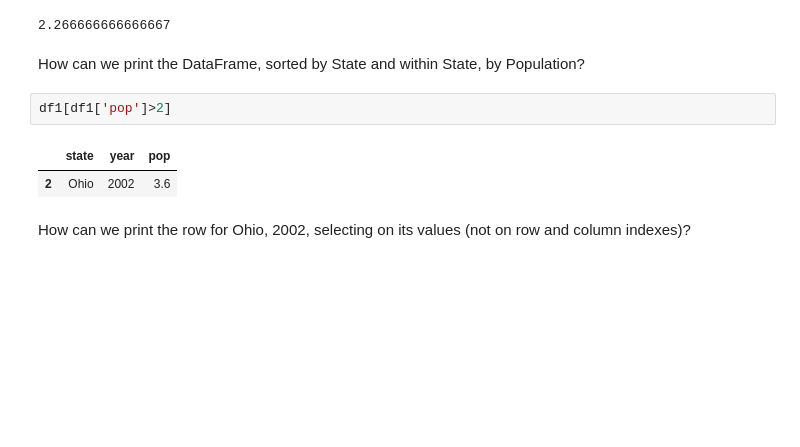
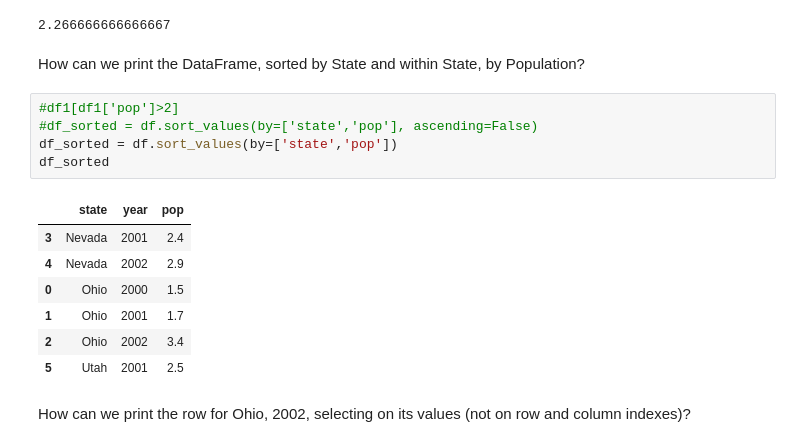
Before and after one commit to Chrisneny/ce599, a Jupyter notebook: 06-Pandas Basics Part 2/Basic-Operations-Using-Pandas.ipynb, the cells around one changed output. Cells and saved outputs as stored; diff of their text form; blank space fills up the shorter version.

```diff
--- a/06-Pandas Basics Part 2/Basic-Operations-Using-Pandas.ipynb
+++ b/06-Pandas Basics Part 2/Basic-Operations-Using-Pandas.ipynb
@@ -490,11 +492,19 @@ df1['pop'].mean()
 2.266666666666667
 # %% [markdown]
 How can we print the DataFrame, sorted by State and within State, by Population?
-# %%
-df1[df1['pop']>2]
-# %% [output]
-|  | state | year | pop |
-| 2 | Ohio | 2002 | 3.6 |
+# %%
+#df1[df1['pop']>2]
+#df_sorted = df.sort_values(by=['state','pop'], ascending=False)
+df_sorted = df.sort_values(by=['state','pop'])
+df_sorted
+# %% [output]
+|  | state | year | pop |
+| 3 | Nevada | 2001 | 2.4 |
+| 4 | Nevada | 2002 | 2.9 |
+| 0 | Ohio | 2000 | 1.5 |
+| 1 | Ohio | 2001 | 1.7 |
+| 2 | Ohio | 2002 | 3.4 |
+| 5 | Utah | 2001 | 2.5 |
 # %% [markdown]
 How can we print the row for Ohio, 2002, selecting on its values (not on row and column indexes)?
 # %%
```
Also changed, not shown: parts of 1 cell of this notebook.
